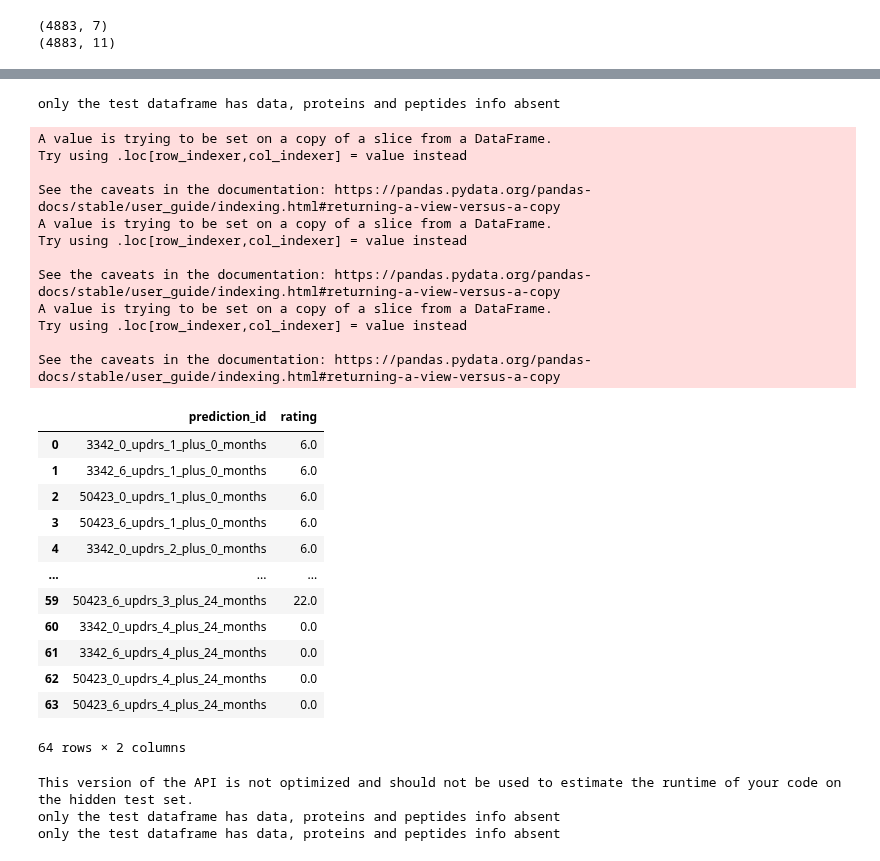
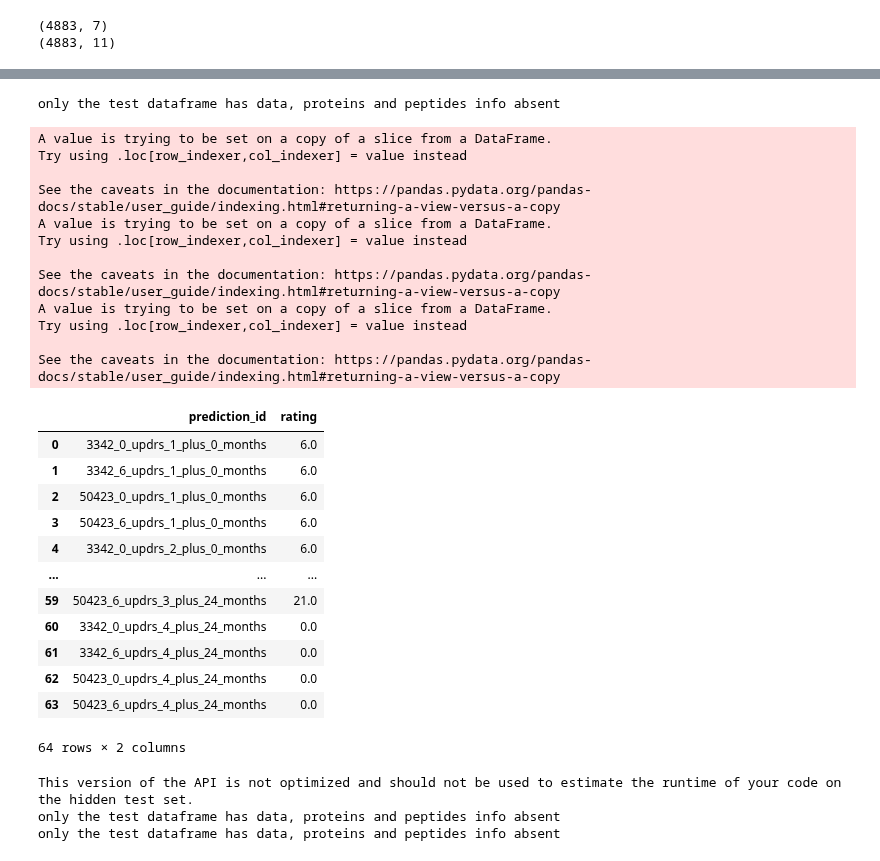
Before and after one commit to sumaniitm/AMP-parkinsons-disease-progression-prediction, a Jupyter notebook: parkinson-s-progression-prediction-no-proteins.ipynb, the cells around one changed output, grey strips where cells are left out. Drawn from its saved outputs; the diff is of its cells as text; code cells hidden in the pictures.

Commit message:
Kaggle Notebook | Parkinson's progression prediction - no Proteins | Attempt submission with Ridge Regressor

```diff
--- a/parkinson-s-progression-prediction-no-proteins.ipynb
+++ b/parkinson-s-progression-prediction-no-proteins.ipynb
@@ -295,19 +369,28 @@ random_forest_model_dict['updrs_3'] = trained
 (4883, 3)
 (4883,)
 # %%
-temp['predicted_updrs_3'] = np.ceil(random_forest_model_dict['updrs_3'].predict(X))
+temp['predicted_updrs_3'] = np.ceil(ridge_model_dict['updrs_3'].predict(X))
 # %%
 X = temp[['visit_month','predicted_updrs_1','predicted_updrs_2','predicted_updrs_3']]
 print(X.shape)
 y = temp['updrs_4']
 print(y.shape)
-trained = RandomForestRegressor().fit(X, y)
-random_forest_model_dict['updrs_4'] = trained
+"""X_poly = poly.fit_transform(X)
+poly.fit(X_poly, y)
+print(X_poly.shape)
+trained = LinearRegression().fit(X_poly, y)"""
+trained = Ridge(alpha=1.0).fit(X, y)
+#trained = LinearRegression().fit(X, y)
+#trained = RandomForestRegressor().fit(X, y)
+#random_forest_model_dict['updrs_4'] = trained
+#poly_model_dict['updrs_4'] = trained
+#model_dict['updrs_4'] = trained
+ridge_model_dict['updrs_4'] = trained
 # %% [output]
 (4883, 4)
 (4883,)
 # %%
-temp['predicted_updrs_4'] = np.ceil(random_forest_model_dict['updrs_4'].predict(X))
+temp['predicted_updrs_4'] = np.ceil(ridge_model_dict['updrs_4'].predict(X))
 # %%
 def smape(y_true, y_pred):
     smap = np.zeros(len(y_true))
@@ -580,24 +663,32 @@ def get_predictions_v2(model_dict, df_test, df_proteins=pd.DataFrame(), df_pepti
         """df_prepared = sklearn_pipeline.transform(full_test_data)
         print(df_prepared.shape)"""
 
-        #for u in list_of_updrs_tests:
+        ##for u in list_of_updrs_tests:
         X = full_test_data[['visit_month']]
 
         """poly = PolynomialFeatures(degree = 5)
         X_poly = poly.fit_transform(X)
-        full_test_data['result_' + str(u)] = np.ceil(model_dict[u].predict(X_poly))"""
+        full_test_data['predicted_updrs_1'] = np.ceil(model_dict['updrs_1'].predict(X_poly))"""
+
         ## for all other models
-        #full_test_data['result_' + str(u)] = np.ceil(model_dict[u].predict(X))
+        ##full_test_data['result_' + str(u)] = np.ceil(model_dict[u].predict(X))
+
         full_test_data['predicted_updrs_1'] = np.ceil(model_dict['updrs_1'].predict(X))
 
         X = full_test_data[['visit_month','predicted_updrs_1']]
+        #X_poly = poly.fit_transform(X)
         full_test_data['predicted_updrs_2'] = np.ceil(model_dict['updrs_2'].predict(X))
+        #full_test_data['predicted_updrs_2'] = np.ceil(model_dict['updrs_2'].predict(X_poly))
 
         X = full_test_data[['visit_month','predicted_updrs_1','predicted_updrs_2']]
+        #X_poly = poly.fit_transform(X)
         full_test_data['predicted_updrs_3'] = np.ceil(model_dict['updrs_3'].predict(X))
+        #full_test_data['predicted_updrs_3'] = np.ceil(model_dict['updrs_3'].predict(X_poly))
 
         X = full_test_data[['visit_month','predicted_updrs_1','predicted_updrs_2','predicted_updrs_3']]
+        #X_poly = poly.fit_transform(X)
         full_test_data['predicted_updrs_4'] = np.ceil(model_dict['updrs_4'].predict(X))
+        #full_test_data['predicted_updrs_4'] = np.ceil(model_dict['updrs_4'].predict(X_poly))
 
         for m in [0, 6, 12, 24]:
             for u in [1, 2, 3, 4]:
@@ -675,35 +766,35 @@ test_proteins = pd.read_csv('/kaggle/input/amp-parkinsons-disease-progression-pr
 test_peptides = pd.read_csv('/kaggle/input/amp-parkinsons-disease-progression-prediction/example_test_files/test_peptides.csv')
 
 #result = get_predictions(model_dict=random_forest_model_dict, df_test=test, df_proteins=test_proteins, df_peptides=test_peptides)
-result = get_predictions_v2(model_dict=random_forest_model_dict, df_test=test)
+result = get_predictions_v2(model_dict=ridge_model_dict, df_test=test)
 #result = get_predictions(model_dict=random_forest_model_dict, df_test=test, df_proteins=test_proteins)
 #result = get_predictions(model_dict=random_forest_model_dict, df_test=test, df_peptides=test_peptides)
 
 #result = get_predictions(model_dict=model_dict, sklearn_pipeline=full_pipeline)
 
 result
 # %% [output]
 only the test dataframe has data, proteins and peptides info absent
 A value is trying to be set on a copy of a slice from a DataFrame.
 Try using .loc[row_indexer,col_indexer] = value instead
 
 See the caveats in the documentation: https://pandas.pydata.org/pandas-docs/stable/user_guide/indexing.html#returning-a-view-versus-a-copy
 A value is trying to be set on a copy of a slice from a DataFrame.
 Try using .loc[row_indexer,col_indexer] = value instead
 
 See the caveats in the documentation: https://pandas.pydata.org/pandas-docs/stable/user_guide/indexing.html#returning-a-view-versus-a-copy
 A value is trying to be set on a copy of a slice from a DataFrame.
 Try using .loc[row_indexer,col_indexer] = value instead
 
 See the caveats in the documentation: https://pandas.pydata.org/pandas-docs/stable/user_guide/indexing.html#returning-a-view-versus-a-copy
 |  | prediction_id | rating |
 | 0 | 3342_0_updrs_1_plus_0_months | 6.0 |
 | 1 | 3342_6_updrs_1_plus_0_months | 6.0 |
 | 2 | 50423_0_updrs_1_plus_0_months | 6.0 |
 | 3 | 50423_6_updrs_1_plus_0_months | 6.0 |
 | 4 | 3342_0_updrs_2_plus_0_months | 6.0 |
 | ... | ... | ... |
-| 59 | 50423_6_updrs_3_plus_24_months | 22.0 |
+| 59 | 50423_6_updrs_3_plus_24_months | 21.0 |
 | 60 | 3342_0_updrs_4_plus_24_months | 0.0 |
 | 61 | 3342_6_updrs_4_plus_24_months | 0.0 |
 | 62 | 50423_0_updrs_4_plus_24_months | 0.0 |
```
Also changed, not shown: parts of 9 cells of this notebook.
